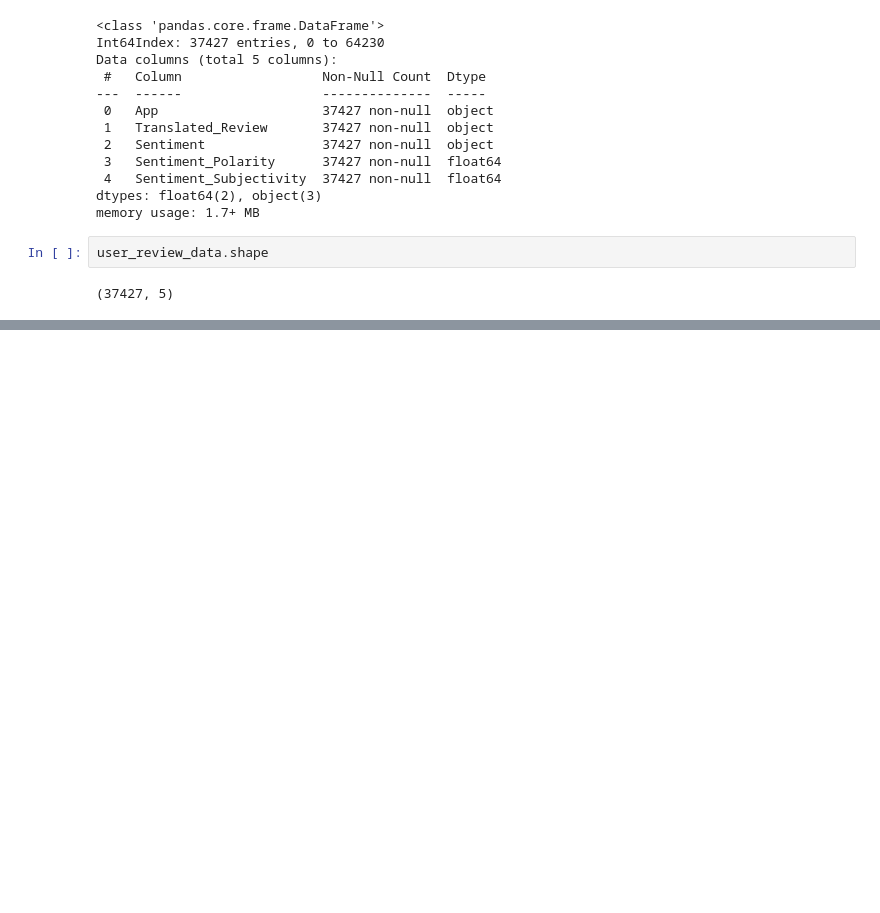
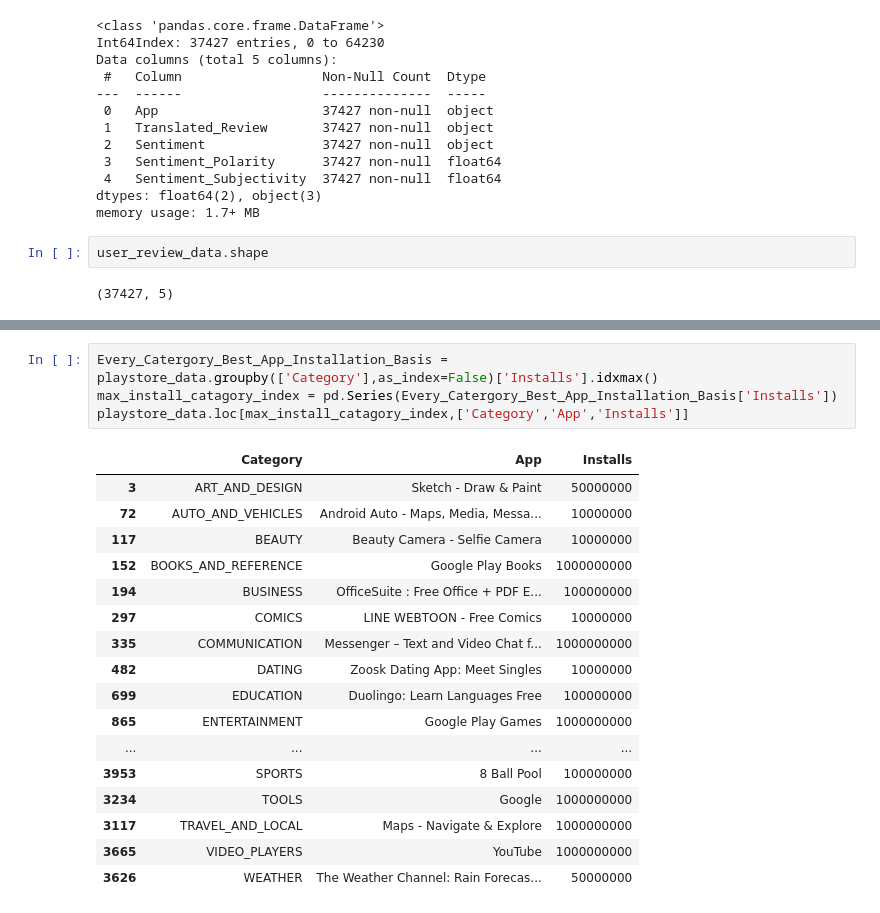
Before and after one commit to Vashu-Garg/Capstone-Project---Play-Store-App-Data-Analysis, a Jupyter notebook: Capstone_Play_Store_App_Review_Analysis_(Individual).ipynb, the cells around one changed output, grey strips where cells are left out. Drawn from its saved outputs; the diff is of its cells as text; blank space fills up the shorter version.

```diff
--- a/Capstone_Play_Store_App_Review_Analysis_(Individual).ipynb
+++ b/Capstone_Play_Store_App_Review_Analysis_(Individual).ipynb
@@ -193,0 +239,22 @@ user_review_data.shape
+# %%
+Every_Catergory_Best_App_Installation_Basis = playstore_data.groupby(['Category'],as_index=False)['Installs'].idxmax()
+max_install_catagory_index = pd.Series(Every_Catergory_Best_App_Installation_Basis['Installs'])
+playstore_data.loc[max_install_catagory_index,['Category','App','Installs']]
+# %% [output]
+|  | Category | App | Installs |
+| 3 | ART_AND_DESIGN | Sketch - Draw & Paint | 50000000 |
+| 72 | AUTO_AND_VEHICLES | Android Auto - Maps, Media, Messa... | 10000000 |
+| 117 | BEAUTY | Beauty Camera - Selfie Camera | 10000000 |
+| 152 | BOOKS_AND_REFERENCE | Google Play Books | 1000000000 |
+| 194 | BUSINESS | OfficeSuite : Free Office + PDF E... | 100000000 |
+| 297 | COMICS | LINE WEBTOON - Free Comics | 10000000 |
+| 335 | COMMUNICATION | Messenger – Text and Video Chat f... | 1000000000 |
+| 482 | DATING | Zoosk Dating App: Meet Singles | 10000000 |
+| 699 | EDUCATION | Duolingo: Learn Languages Free | 100000000 |
+| 865 | ENTERTAINMENT | Google Play Games | 1000000000 |
+| ... | ... | ... | ... |
+| 3953 | SPORTS | 8 Ball Pool | 100000000 |
+| 3234 | TOOLS | Google | 1000000000 |
+| 3117 | TRAVEL_AND_LOCAL | Maps - Navigate & Explore | 1000000000 |
+| 3665 | VIDEO_PLAYERS | YouTube | 1000000000 |
+| 3626 | WEATHER | The Weather Channel: Rain Forecas... | 50000000 |
```
Also changed, not shown: parts of 8 cells of this notebook.
